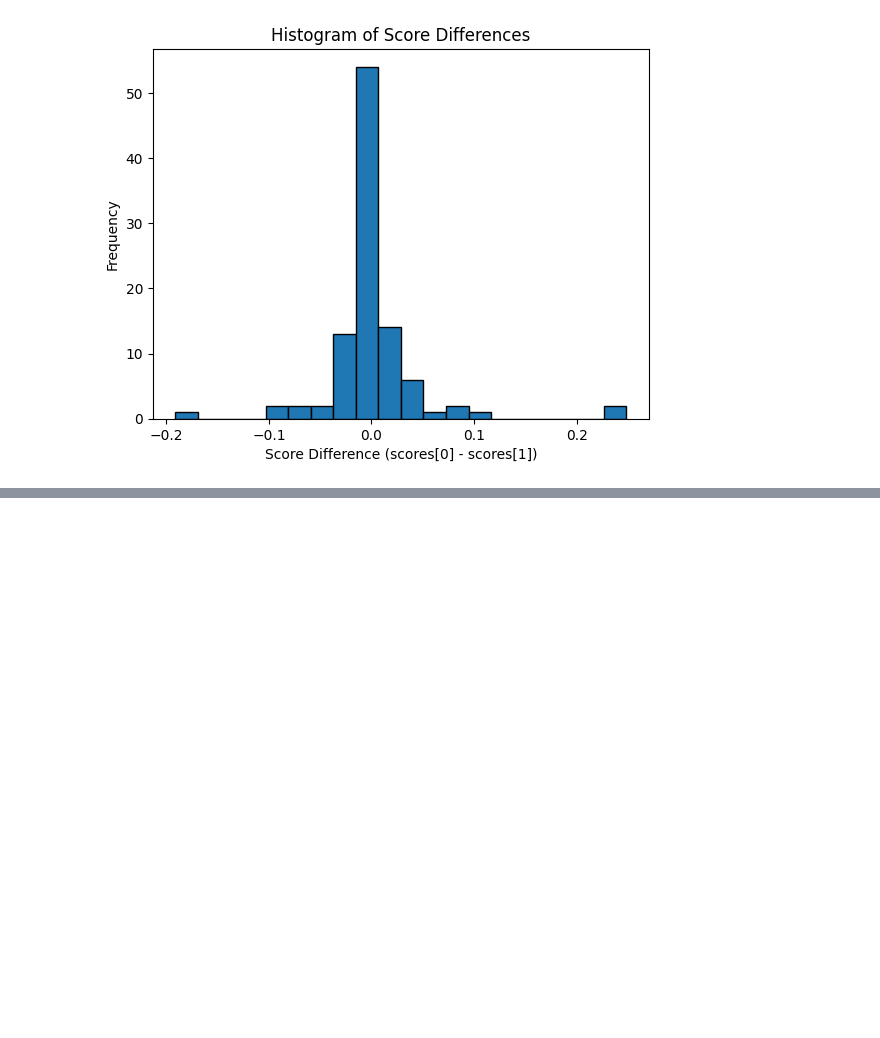
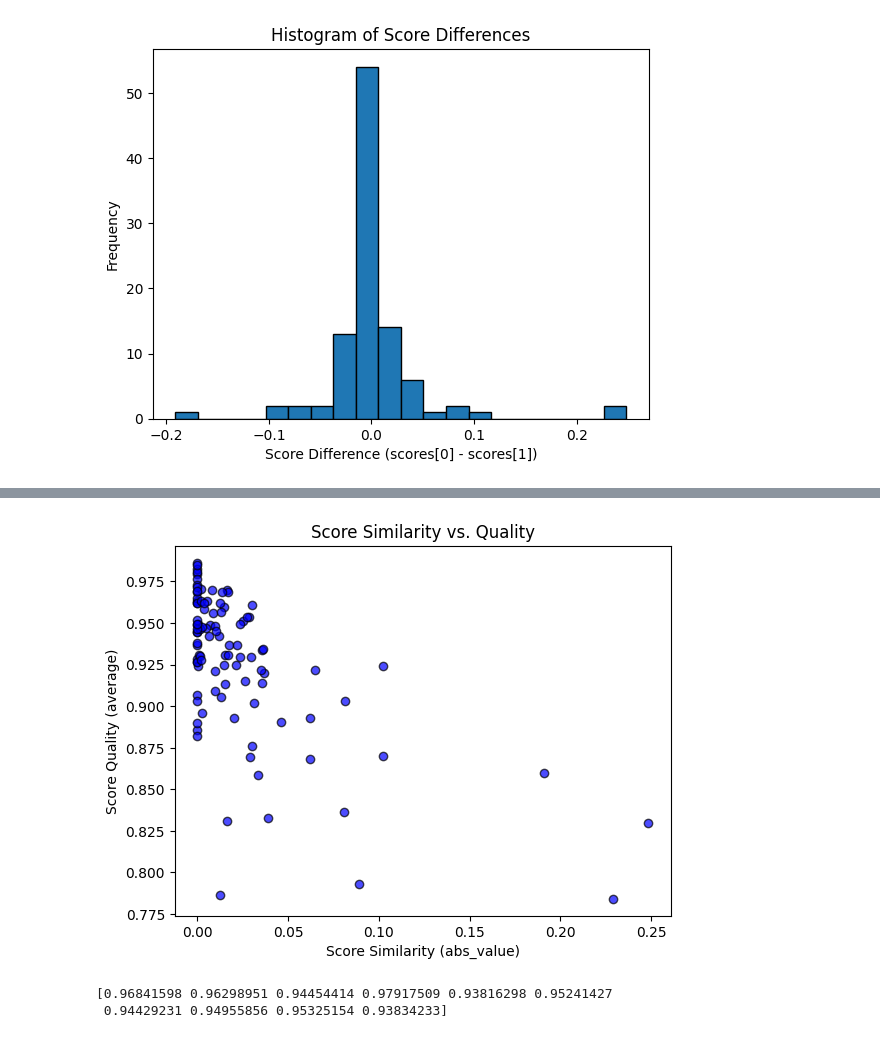
Before and after one commit to antoinevilain001/translation_thesis, a Jupyter notebook: translation_analysis/analysis1/analysis1.ipynb, the cells around one changed output, grey strips where cells are left out. Drawn from its saved outputs; the diff is of its cells as text; code cells hidden in the pictures; blank space fills up the shorter version.

```diff
--- a/translation_analysis/analysis1/analysis1.ipynb
+++ b/translation_analysis/analysis1/analysis1.ipynb
@@ -373,0 +416,24 @@ analyze(loaded_evaluated_array, 0.05)
+# %%
+# Scatter plot
+plt.scatter(abs_score_differences, score_averages, color='blue', alpha=0.7, edgecolor='k')
+
+# Labels and title
+plt.xlabel('Score Similarity (abs_value)')
+plt.ylabel('Score Quality (average)')
+plt.title('Score Similarity vs. Quality')
+
+# Show plot
+plt.show()
+# %% [output]
+[figure, added]
+# %%
+# Extract the difference scores[0] - scores[1] for each object
+max_scores = np.array([
+    np.max([item.scores[0], item.scores[1]])
+    for item in loaded_evaluated_array
+])
+
+print(max_scores[:10])  # Preview first 10 to check
+# %% [output]
+[0.96841598 0.96298951 0.94454414 0.97917509 0.93816298 0.95241427
+ 0.94429231 0.94955856 0.95325154 0.93834233]
```
Also changed, not shown: parts of 6 cells of this notebook.
